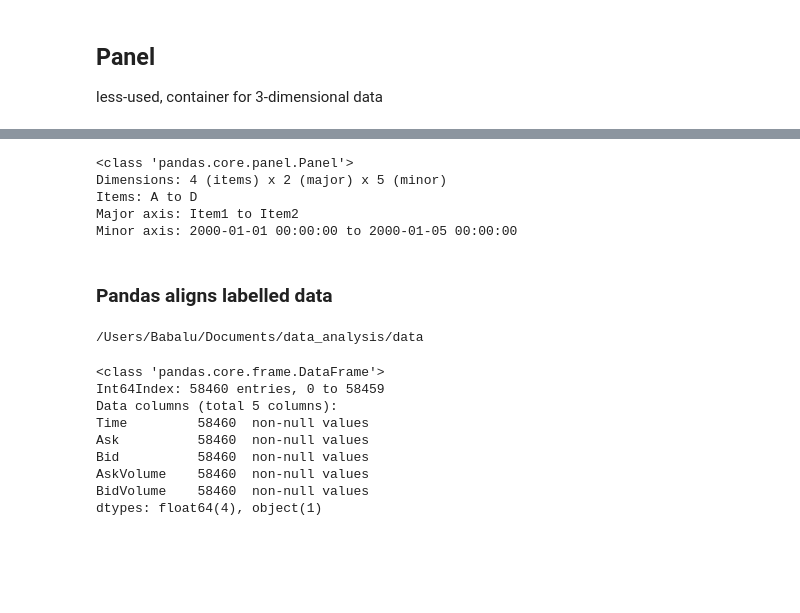
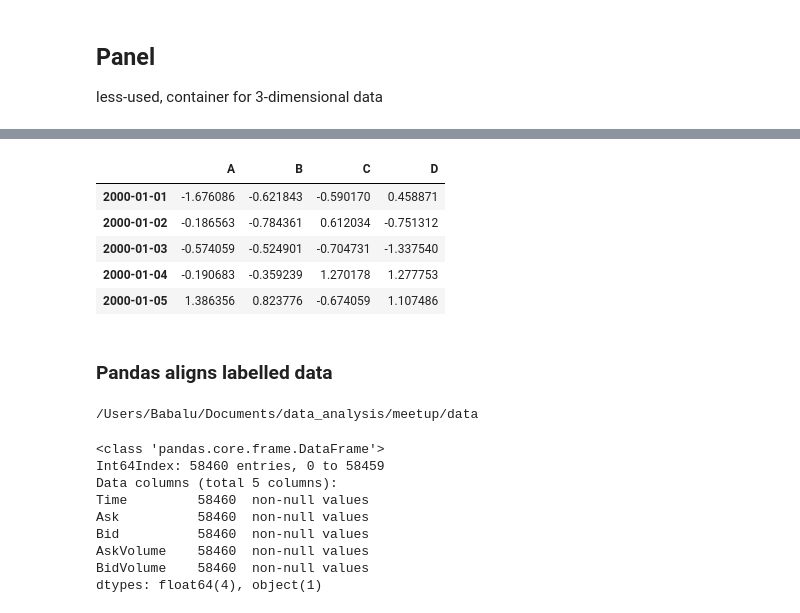
Before and after one commit to donigian/Data-Analysis-with-Python, a Jupyter notebook: Intro to Pandas.ipynb, the cells around one changed output, grey strips where cells are left out. Saved outputs shown, nothing was run; the diff lists cells and outputs as text; code cells hidden in the pictures; blank space fills up the shorter version.

```diff
--- a/Intro to Pandas.ipynb
+++ b/Intro to Pandas.ipynb
@@ -201,17 +345,18 @@ Minor axis: 2000-01-01 00:00:00 to 2000-01-05 00:00:00
-# %%
-wp.transpose(2, 0, 1)
-# %% [output]
-<class 'pandas.core.panel.Panel'>
-Dimensions: 4 (items) x 2 (major) x 5 (minor)
-Items: A to D
-Major axis: Item1 to Item2
-Minor axis: 2000-01-01 00:00:00 to 2000-01-05 00:00:00
+# %%
+wp['Item2']
+# %% [output]
+|  | A | B | C | D |
+| 2000-01-01 | -1.676086 | -0.621843 | -0.590170 | 0.458871 |
+| 2000-01-02 | -0.186563 | -0.784361 | 0.612034 | -0.751312 |
+| 2000-01-03 | -0.574059 | -0.524901 | -0.704731 | -1.337540 |
+| 2000-01-04 | -0.190683 | -0.359239 | 1.270178 | 1.277753 |
+| 2000-01-05 | 1.386356 | 0.823776 | -0.674059 | 1.107486 |
 # %% [markdown]
 ### Pandas aligns labelled data
 # %%
-cd Documents/data_analysis/data
+cd data/
 # %% [output]
-/Users/Babalu/Documents/data_analysis/data
+/Users/Babalu/Documents/data_analysis/meetup/data
 # %%
 import pandas as pd
 from pandas import Series, DataFrame, Panel
```
Also changed, not shown: parts of 25 cells of this notebook.
